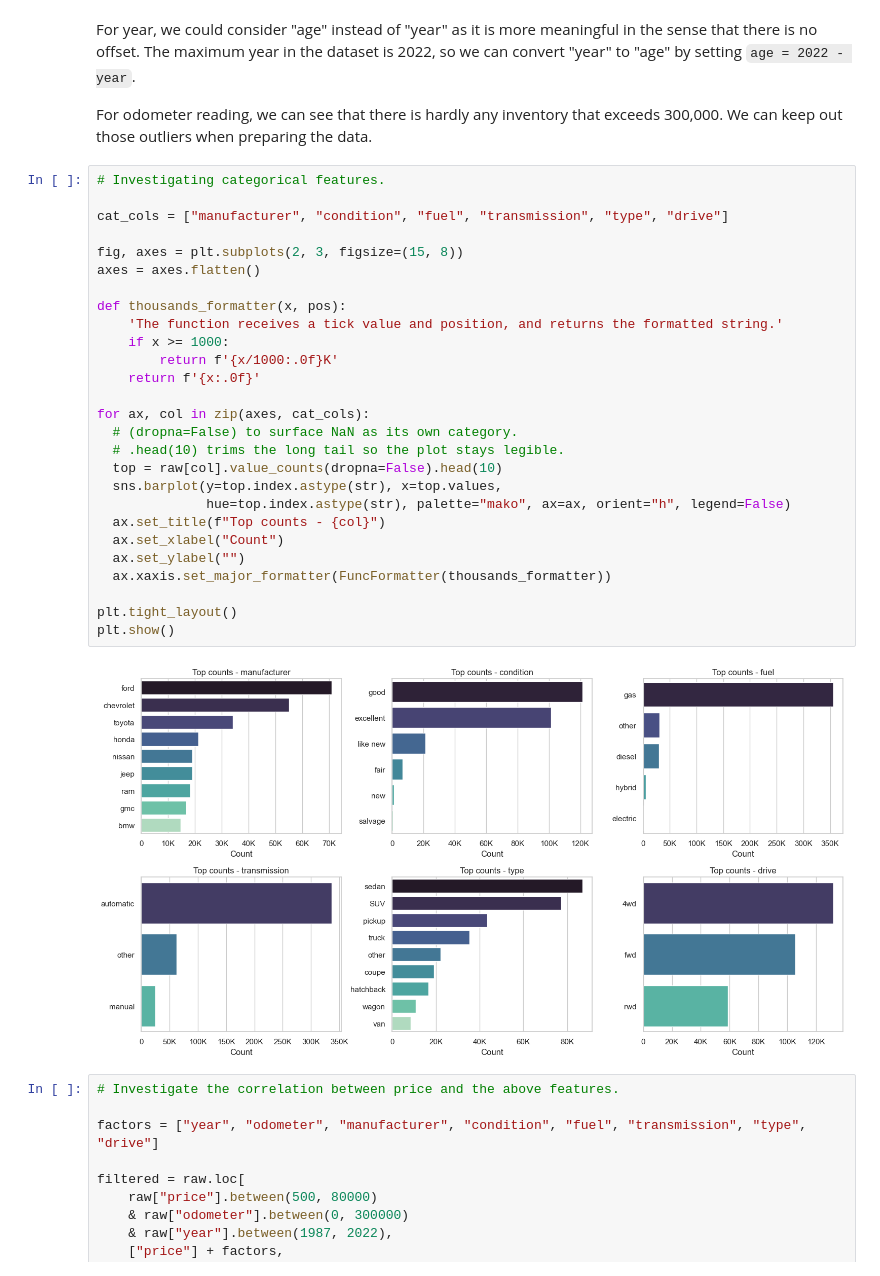
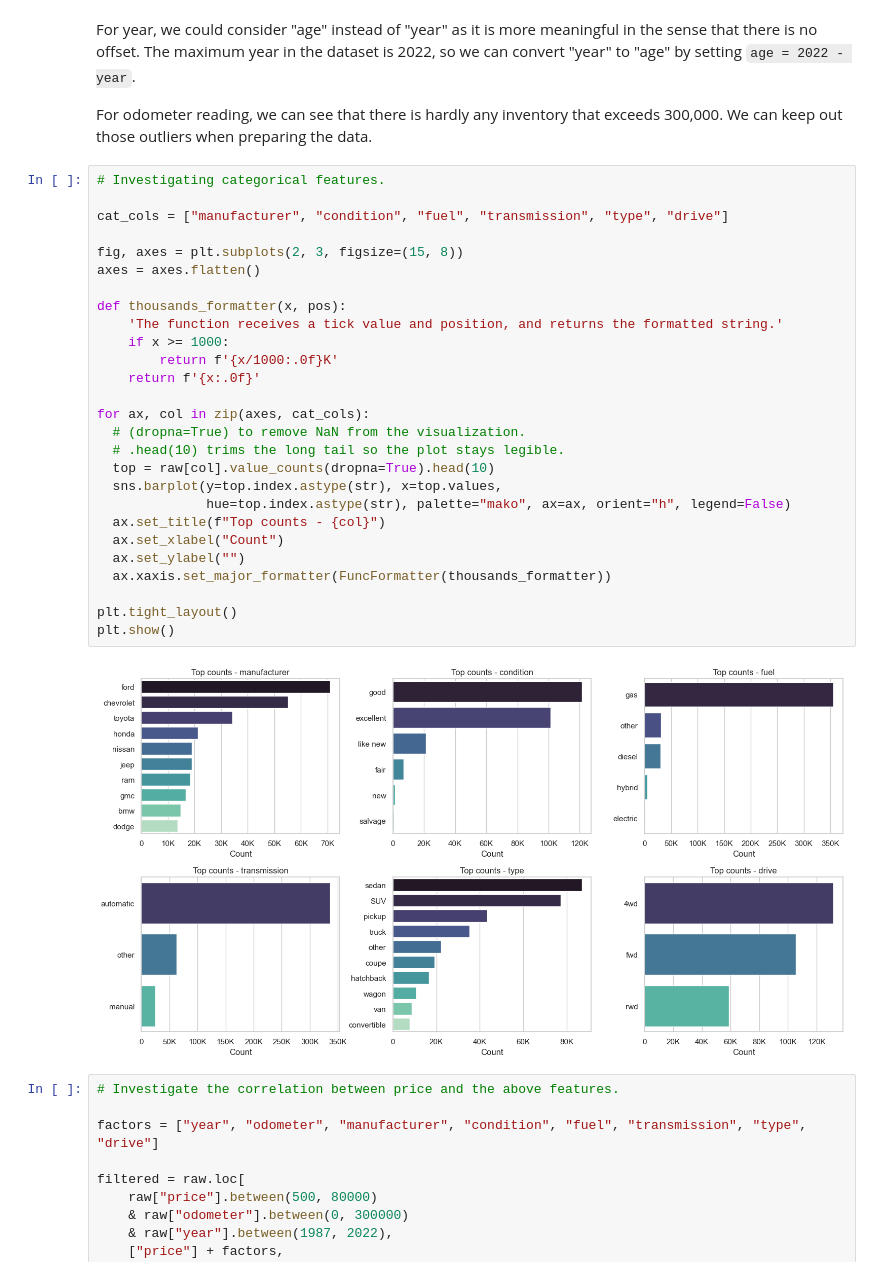
Before and after one commit to rubyy0715/AIML_w5_p2, a Jupyter notebook: prompt_II.ipynb, the cells around one changed output. Cells and saved outputs as stored; diff of their text form.

```diff
--- a/prompt_II.ipynb
+++ b/prompt_II.ipynb
@@ -220,32 +220,32 @@ For odometer reading, we can see that there is hardly any inventory that exceeds
 # %%
 # Investigating categorical features.
 
 cat_cols = ["manufacturer", "condition", "fuel", "transmission", "type", "drive"]
 
 fig, axes = plt.subplots(2, 3, figsize=(15, 8))
 axes = axes.flatten()
 
 def thousands_formatter(x, pos):
     'The function receives a tick value and position, and returns the formatted string.'
     if x >= 1000:
         return f'{x/1000:.0f}K'
     return f'{x:.0f}'
 
 for ax, col in zip(axes, cat_cols):
-  # (dropna=False) to surface NaN as its own category.
+  # (dropna=True) to remove NaN from the visualization.
   # .head(10) trims the long tail so the plot stays legible.
-  top = raw[col].value_counts(dropna=False).head(10)
+  top = raw[col].value_counts(dropna=True).head(10)
   sns.barplot(y=top.index.astype(str), x=top.values,
               hue=top.index.astype(str), palette="mako", ax=ax, orient="h", legend=False)
   ax.set_title(f"Top counts - {col}")
   ax.set_xlabel("Count")
   ax.set_ylabel("")
   ax.xaxis.set_major_formatter(FuncFormatter(thousands_formatter))
 
 plt.tight_layout()
 plt.show()
 # %% [output]
-[figure, old version]
+[figure, new version]
 # %%
 # Investigate the correlation between price and the above features.
 
```
Also changed, not shown: parts of 2 cells of this notebook.
